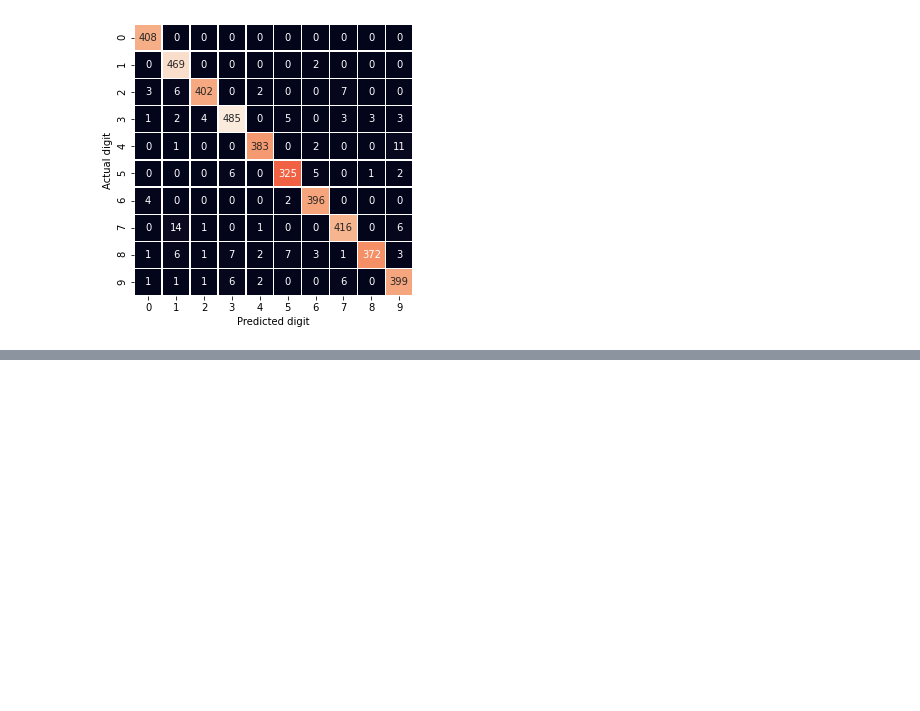
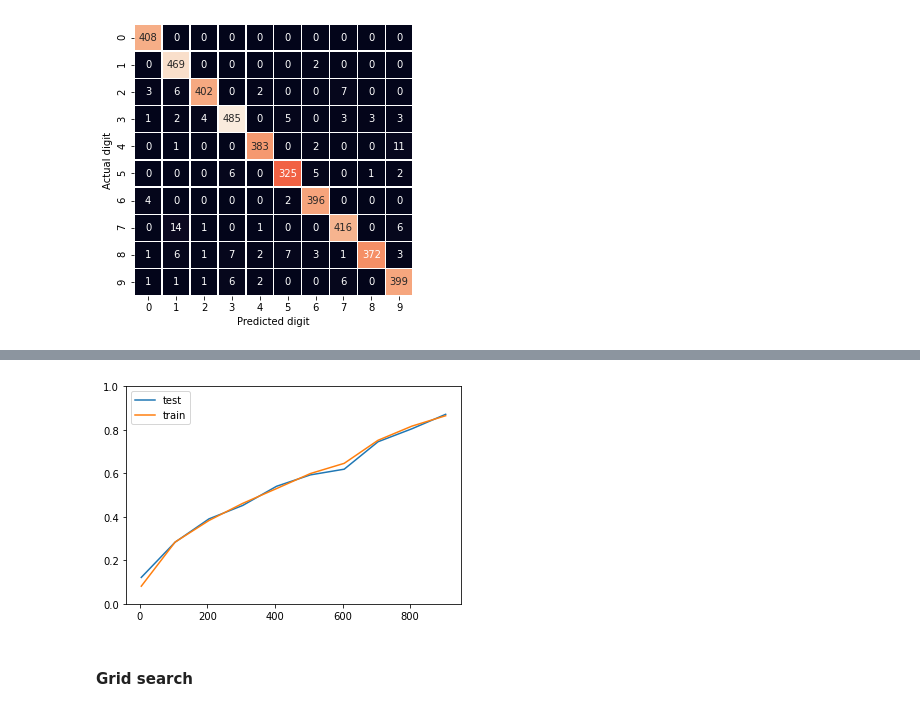
Before and after one commit to Lofaloa/digit-recognizer, a Jupyter notebook: 01.data_exploration.ipynb, the cells around one changed output, grey strips where cells are left out. Cells and saved outputs as stored; diff of their text form; code cells hidden in the pictures; blank space fills up the shorter version.

```diff
--- a/01.data_exploration.ipynb
+++ b/01.data_exploration.ipynb
@@ -73,6 +74,29 @@ def then_show_duration(callable):
   end_time = time.time() - start_time
   print("Duration: " + time.strftime('%H:%M:%S', time.gmtime(end_time)))
   return value
+# %%
+def get_error_rates(classifier, argname, values, Xtrain, ytrain, Xtest, ytest):
+  """ Gets the model accuracy scores for each of the provided values.
+
+  Compute the accuracy scores for the given model and datasets for each of the
+  provided value for the specified model argument.
+  """
+  rates = {}
+  for value in values:
+    classifier.set_params(**{argname: value})
+    classifier.fit(Xtrain, ytrain)
+    rates[value] = {
+        "test": 1 - accuracy_score(ytest, classifier.predict(Xtest)),
+        "train": 1 - accuracy_score(ytrain, classifier.predict(Xtrain))
+    }
+  return rates
+# %%
+def plot_error_rates(model, argname, values, Xtrain, ytrain, Xtest, ytest):
+  scores = get_error_rates(model, argname, values, Xtrain, ytrain, Xtest, ytest)
+  plot = pd.DataFrame.from_dict(scores, orient = 'index').plot(
+      kind="line"
+  )
+  plot.set_ylim(0, 1)
 # %% [markdown]
 # Explore the data
 The data files contain gray-scale images of hand-drawn digits, from zero through nine.
@@ -198,8 +222,8 @@ Test data set shape: (28000, 784)
 ## Split the train and test data sets
 We extract two subsets from the train data set: train and test.
 # %%
-X = TRAIN_IMAGES.drop(["label"], axis=1)
-y = TRAIN_IMAGES["label"]
+X = NORMALIZED_TRAIN_IMAGES.drop(["label"], axis=1)
+y = NORMALIZED_TRAIN_IMAGES["label"]
 
 Xtrain, Xtest, ytrain, ytest = train_test_split(
     X,
@@ -268,5 +290,5 @@ plot_confusion_matrix(ytest, bayes_y_predictions)
 # %%
-kneighbors_model = KNeighborsClassifier(n_neighbors = 5)
+kneighbors_model = KNeighborsClassifier()
 kneighbors_model.fit(Xtrain, ytrain)
 kneighbors_predict = lambda: kneighbors_model.predict(Xtest)
 kneighbors_y_predictions = then_show_duration(kneighbors_predict)
@@ -301,0 +332,12 @@ plot_confusion_matrix(ytest, kneighbors_y_predictions)
+# %%
+%time
+plot_error_rates(
+    KNeighborsClassifier(),
+    "n_neighbors",
+    range(5, 1000, 100),
+    Xtrain[0:1000],
+    ytrain[0:1000],
+    Xtest[0:420],
+    ytest[0:420]
+)
+# %% [output]
@@ -301,0 +346,3 @@ plot_confusion_matrix(ytest, kneighbors_y_predictions)
+[figure, added]
+# %% [markdown]
+#### Grid search
```
Also changed, not shown: parts of 19 cells of this notebook.
